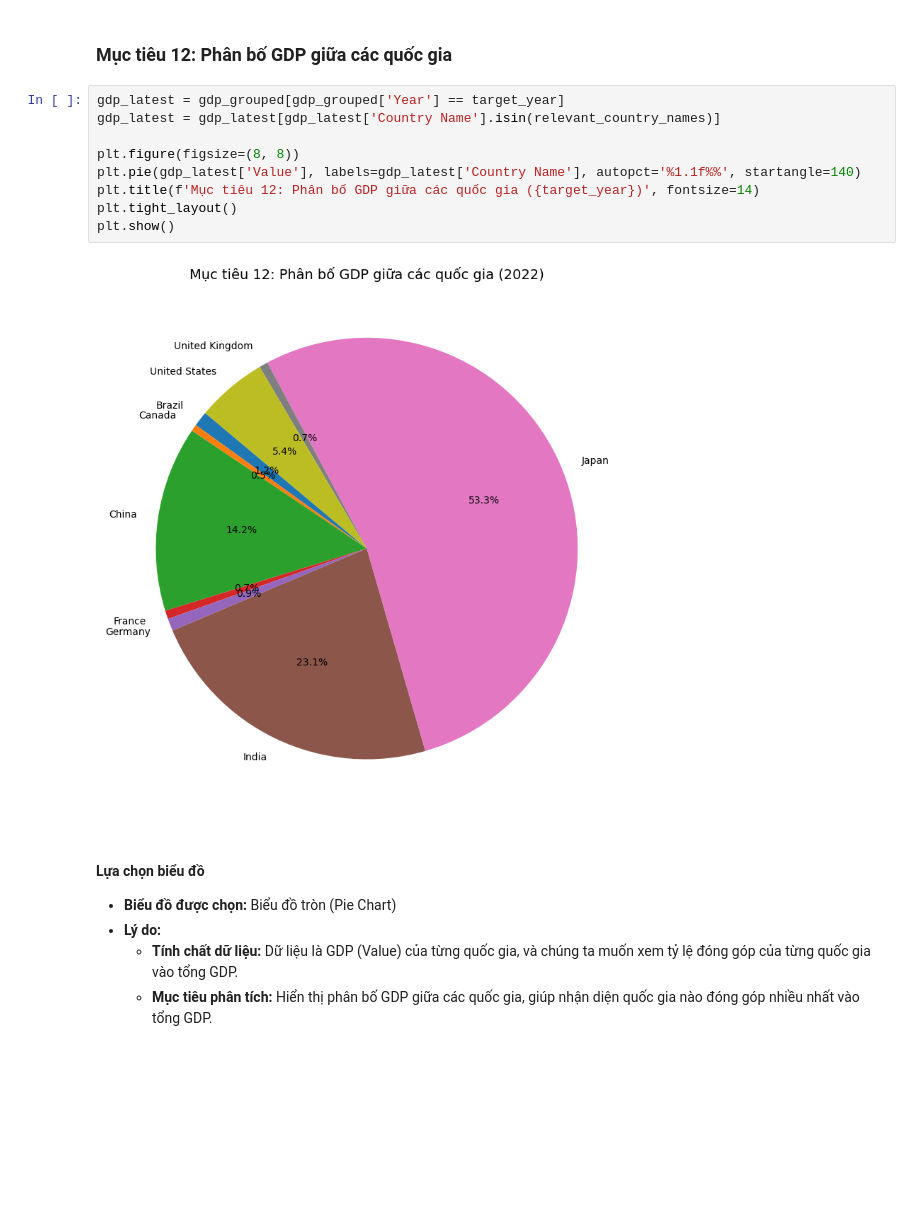
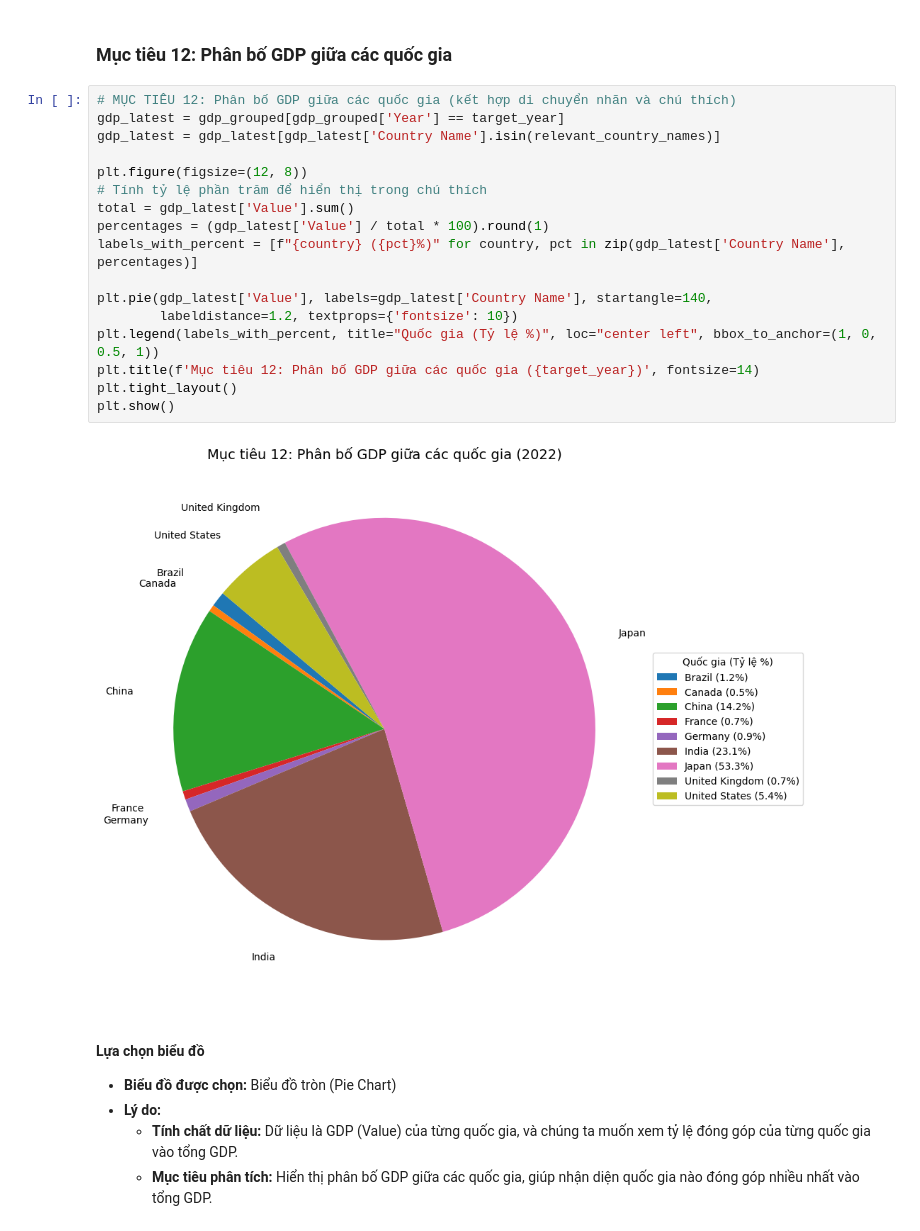
Before and after one commit to RokeMSE/-Lab02--Data-Visualization, a Jupyter notebook: 22127225_22127357_22127374.ipynb, the cells around one changed output. Drawn from its saved outputs; the diff is of its cells as text; blank space fills up the shorter version.

```diff
--- a/22127225_22127357_22127374.ipynb
+++ b/22127225_22127357_22127374.ipynb
@@ -1040,16 +1159,24 @@ plt.show()
 # %% [markdown]
 ### **Mục tiêu 12: Phân bố GDP giữa các quốc gia**
 # %%
+# MỤC TIÊU 12: Phân bố GDP giữa các quốc gia (kết hợp di chuyển nhãn và chú thích)
 gdp_latest = gdp_grouped[gdp_grouped['Year'] == target_year]
 gdp_latest = gdp_latest[gdp_latest['Country Name'].isin(relevant_country_names)]
 
-plt.figure(figsize=(8, 8))
-plt.pie(gdp_latest['Value'], labels=gdp_latest['Country Name'], autopct='%1.1f%%', startangle=140)
+plt.figure(figsize=(12, 8))
+# Tính tỷ lệ phần trăm để hiển thị trong chú thích
+total = gdp_latest['Value'].sum()
+percentages = (gdp_latest['Value'] / total * 100).round(1)
+labels_with_percent = [f"{country} ({pct}%)" for country, pct in zip(gdp_latest['Country Name'], percentages)]
+
+plt.pie(gdp_latest['Value'], labels=gdp_latest['Country Name'], startangle=140,
+        labeldistance=1.2, textprops={'fontsize': 10})
+plt.legend(labels_with_percent, title="Quốc gia (Tỷ lệ %)", loc="center left", bbox_to_anchor=(1, 0, 0.5, 1))
 plt.title(f'Mục tiêu 12: Phân bố GDP giữa các quốc gia ({target_year})', fontsize=14)
 plt.tight_layout()
 plt.show()
 # %% [output]
-[figure, old version]
+[figure, new version]
 # %% [markdown]
 #### **Lựa chọn biểu đồ**
 - **Biểu đồ được chọn:** Biểu đồ tròn (Pie Chart)
```
Also changed, not shown: parts of 8 cells of this notebook.
